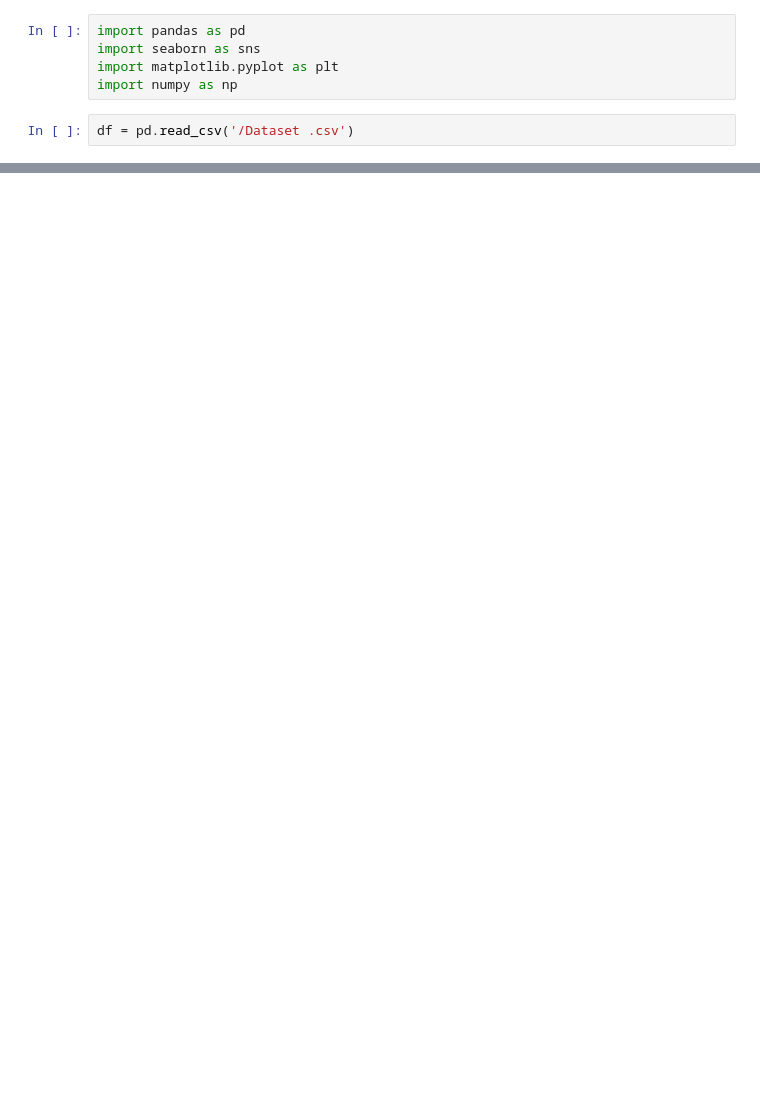
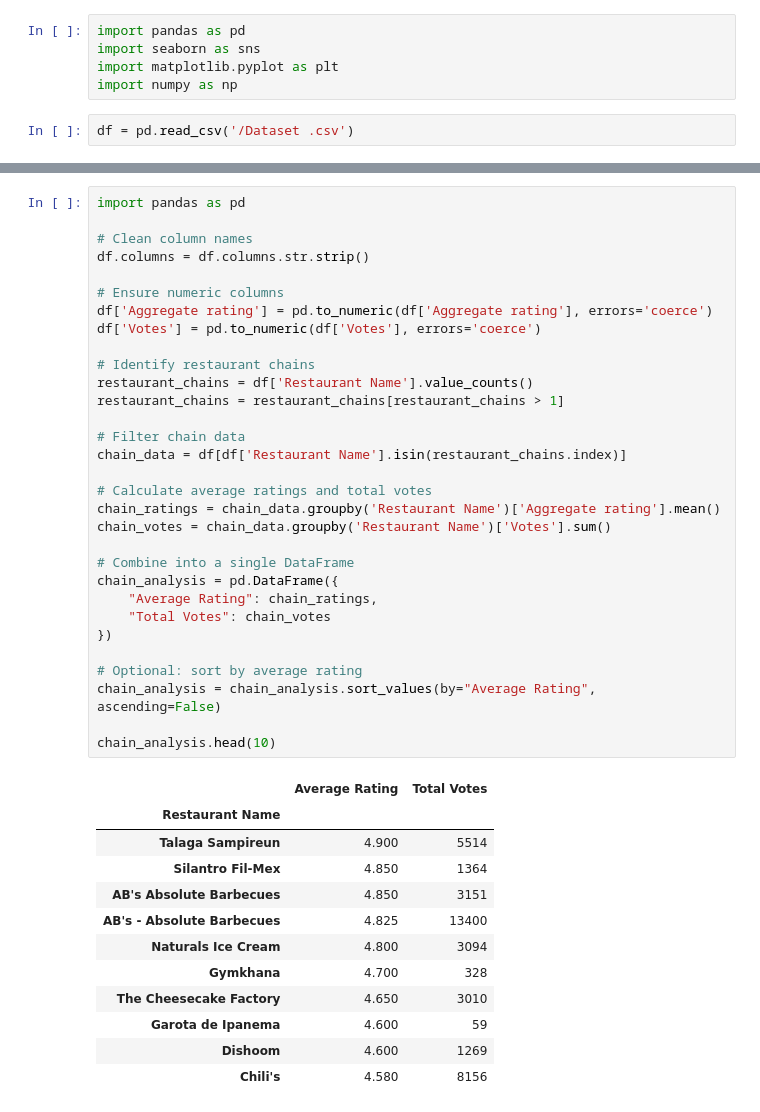
Before and after one commit to aksaini175/Cognifyz-Internship-Level-1, a Jupyter notebook: TASK_4.ipynb, the cells around one changed output, grey strips where cells are left out. Drawn from its saved outputs; the diff is of its cells as text; blank space fills up the shorter version.

```diff
--- a/TASK_4.ipynb
+++ b/TASK_4.ipynb
@@ -82,0 +139,44 @@ plt.show()
+# %%
+import pandas as pd
+
+# Clean column names
+df.columns = df.columns.str.strip()
+
+# Ensure numeric columns
+df['Aggregate rating'] = pd.to_numeric(df['Aggregate rating'], errors='coerce')
+df['Votes'] = pd.to_numeric(df['Votes'], errors='coerce')
+
+# Identify restaurant chains
+restaurant_chains = df['Restaurant Name'].value_counts()
+restaurant_chains = restaurant_chains[restaurant_chains > 1]
+
+# Filter chain data
+chain_data = df[df['Restaurant Name'].isin(restaurant_chains.index)]
+
+# Calculate average ratings and total votes
+chain_ratings = chain_data.groupby('Restaurant Name')['Aggregate rating'].mean()
+chain_votes = chain_data.groupby('Restaurant Name')['Votes'].sum()
+
+# Combine into a single DataFrame
+chain_analysis = pd.DataFrame({
+    "Average Rating": chain_ratings,
+    "Total Votes": chain_votes
+})
+
+# Optional: sort by average rating
+chain_analysis = chain_analysis.sort_values(by="Average Rating", ascending=False)
+
+chain_analysis.head(10)
+# %% [output]
+|  | Average Rating | Total Votes |
+| Restaurant Name |  |  |
+| Talaga Sampireun | 4.900 | 5514 |
+| Silantro Fil-Mex | 4.850 | 1364 |
+| AB's Absolute Barbecues | 4.850 | 3151 |
+| AB's - Absolute Barbecues | 4.825 | 13400 |
+| Naturals Ice Cream | 4.800 | 3094 |
+| Gymkhana | 4.700 | 328 |
+| The Cheesecake Factory | 4.650 | 3010 |
+| Garota de Ipanema | 4.600 | 59 |
+| Dishoom | 4.600 | 1269 |
+| Chili's | 4.580 | 8156 |
```
Also changed, not shown: parts of 18 cells of this notebook.
